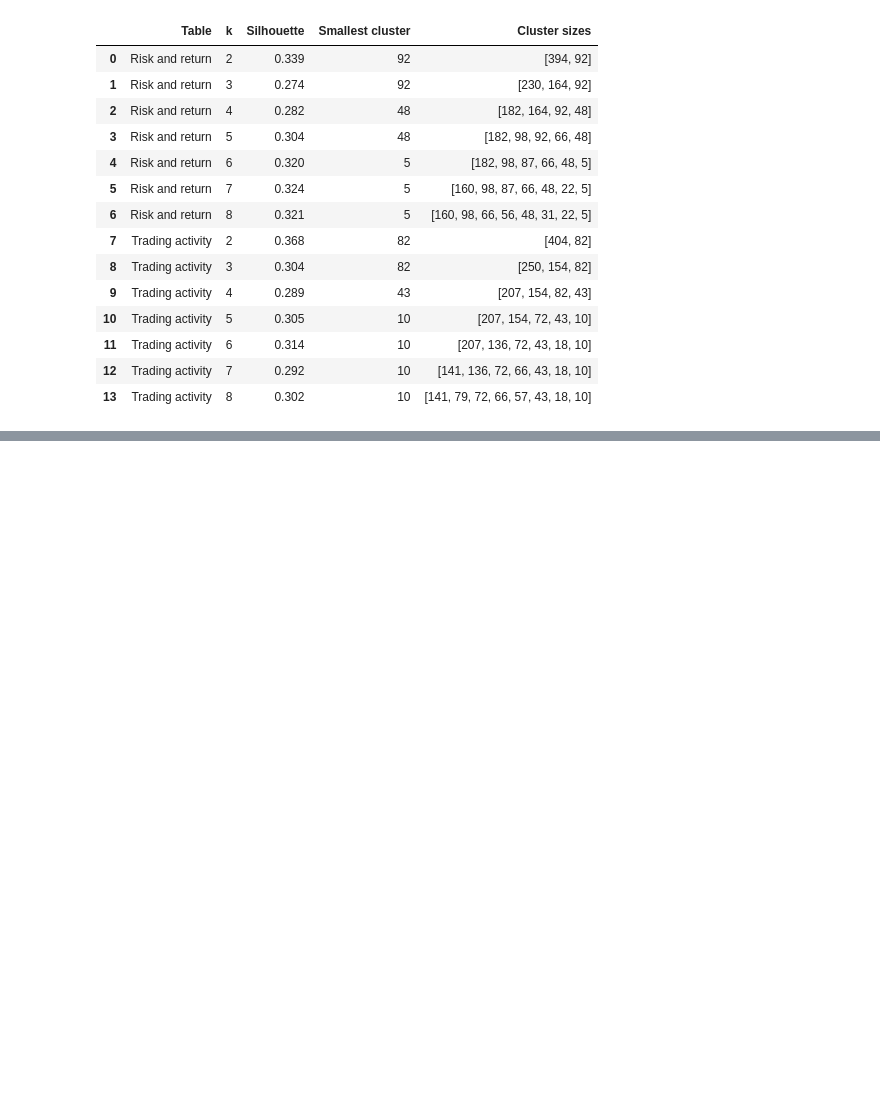
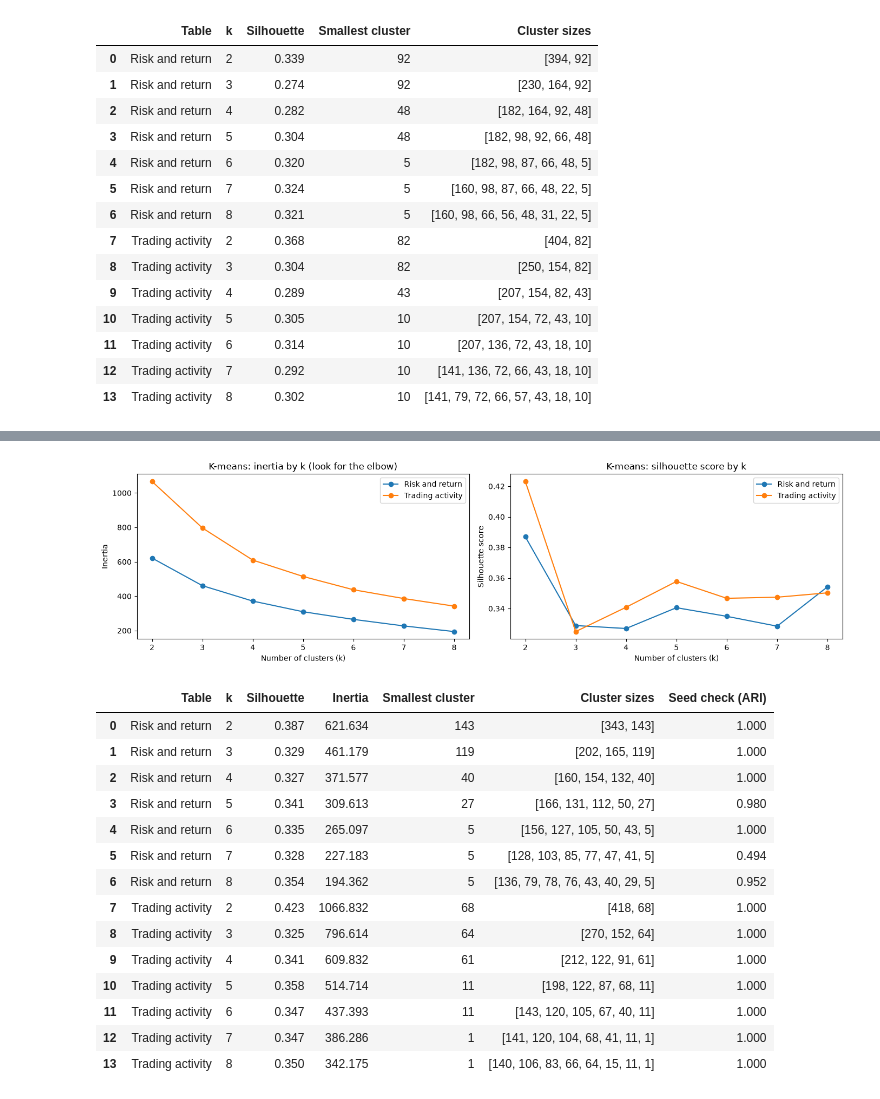
Before and after one commit to zafar-m3n/crm-coursework-stock-clusters, a Jupyter notebook: CRM Assignment - Grouping S&P 500 Stocks.ipynb, the cells around one changed output, grey strips where cells are left out. Saved outputs shown, nothing was run; the diff lists cells and outputs as text; code cells hidden in the pictures; blank space fills up the shorter version.

Commit message:
Add K-means with k=2-8 silhouette, inertia and seed stability check

```diff
--- a/CRM Assignment - Grouping S&P 500 Stocks.ipynb
+++ b/CRM Assignment - Grouping S&P 500 Stocks.ipynb
@@ -541,0 +545,56 @@ ward_results.round(3)
+# %%
+from sklearn.cluster import KMeans
+from sklearn.metrics import adjusted_rand_score
+
+kmeans_results = []
+for name, X in tables.items():
+    for k in range(2, 9):
+        model = KMeans(n_clusters=k, n_init=50, random_state=42).fit(X)
+        labels = model.labels_
+        sizes = sorted(np.bincount(labels).tolist(), reverse=True)
+
+        # run again with a different seed to check the result is stable
+        other = KMeans(n_clusters=k, n_init=50, random_state=7).fit_predict(X)
+        same = adjusted_rand_score(labels, other)
+
+        kmeans_results.append([name, k, silhouette_score(X, labels), model.inertia_, min(sizes), sizes, same])
+
+kmeans_results = pd.DataFrame(kmeans_results, columns=["Table", "k", "Silhouette", "Inertia", "Smallest cluster", "Cluster sizes", "Seed check (ARI)"])
+kmeans_results.to_csv("outputs/kmeans_k_selection.csv", index=False)
+
+fig, axes = plt.subplots(1, 2, figsize=(14, 4))
+for name in tables:
+    part = kmeans_results[kmeans_results["Table"] == name]
+    axes[0].plot(part["k"], part["Inertia"], marker="o", label=name)
+    axes[1].plot(part["k"], part["Silhouette"], marker="o", label=name)
+axes[0].set_title("K-means: inertia by k (look for the elbow)")
+axes[0].set_xlabel("Number of clusters (k)")
+axes[0].set_ylabel("Inertia")
+axes[1].set_title("K-means: silhouette score by k")
+axes[1].set_xlabel("Number of clusters (k)")
+axes[1].set_ylabel("Silhouette score")
+axes[0].legend()
+axes[1].legend()
+plt.tight_layout()
+plt.savefig("outputs/figures/kmeans_elbow_silhouette.png", dpi=150)
+plt.show()
+
+# seed check of 1.0 means both seeds gave exactly the same groups
+kmeans_results.round(3)
+# %% [output]
+[figure, added]
+|  | Table | k | Silhouette | Inertia | Smallest cluster | Cluster sizes | Seed check (ARI) |
+| 0 | Risk and return | 2 | 0.387 | 621.634 | 143 | [343, 143] | 1.000 |
+| 1 | Risk and return | 3 | 0.329 | 461.179 | 119 | [202, 165, 119] | 1.000 |
+| 2 | Risk and return | 4 | 0.327 | 371.577 | 40 | [160, 154, 132, 40] | 1.000 |
+| 3 | Risk and return | 5 | 0.341 | 309.613 | 27 | [166, 131, 112, 50, 27] | 0.980 |
+| 4 | Risk and return | 6 | 0.335 | 265.097 | 5 | [156, 127, 105, 50, 43, 5] | 1.000 |
+| 5 | Risk and return | 7 | 0.328 | 227.183 | 5 | [128, 103, 85, 77, 47, 41, 5] | 0.494 |
+| 6 | Risk and return | 8 | 0.354 | 194.362 | 5 | [136, 79, 78, 76, 43, 40, 29, 5] | 0.952 |
+| 7 | Trading activity | 2 | 0.423 | 1066.832 | 68 | [418, 68] | 1.000 |
+| 8 | Trading activity | 3 | 0.325 | 796.614 | 64 | [270, 152, 64] | 1.000 |
+| 9 | Trading activity | 4 | 0.341 | 609.832 | 61 | [212, 122, 91, 61] | 1.000 |
+| 10 | Trading activity | 5 | 0.358 | 514.714 | 11 | [198, 122, 87, 68, 11] | 1.000 |
+| 11 | Trading activity | 6 | 0.347 | 437.393 | 11 | [143, 120, 105, 67, 40, 11] | 1.000 |
+| 12 | Trading activity | 7 | 0.347 | 386.286 | 1 | [141, 120, 104, 68, 41, 11, 1] | 1.000 |
+| 13 | Trading activity | 8 | 0.350 | 342.175 | 1 | [140, 106, 83, 66, 64, 15, 11, 1] | 1.000 |
```
Also changed, not shown: parts of 1 cell of this notebook, 2 other files.
